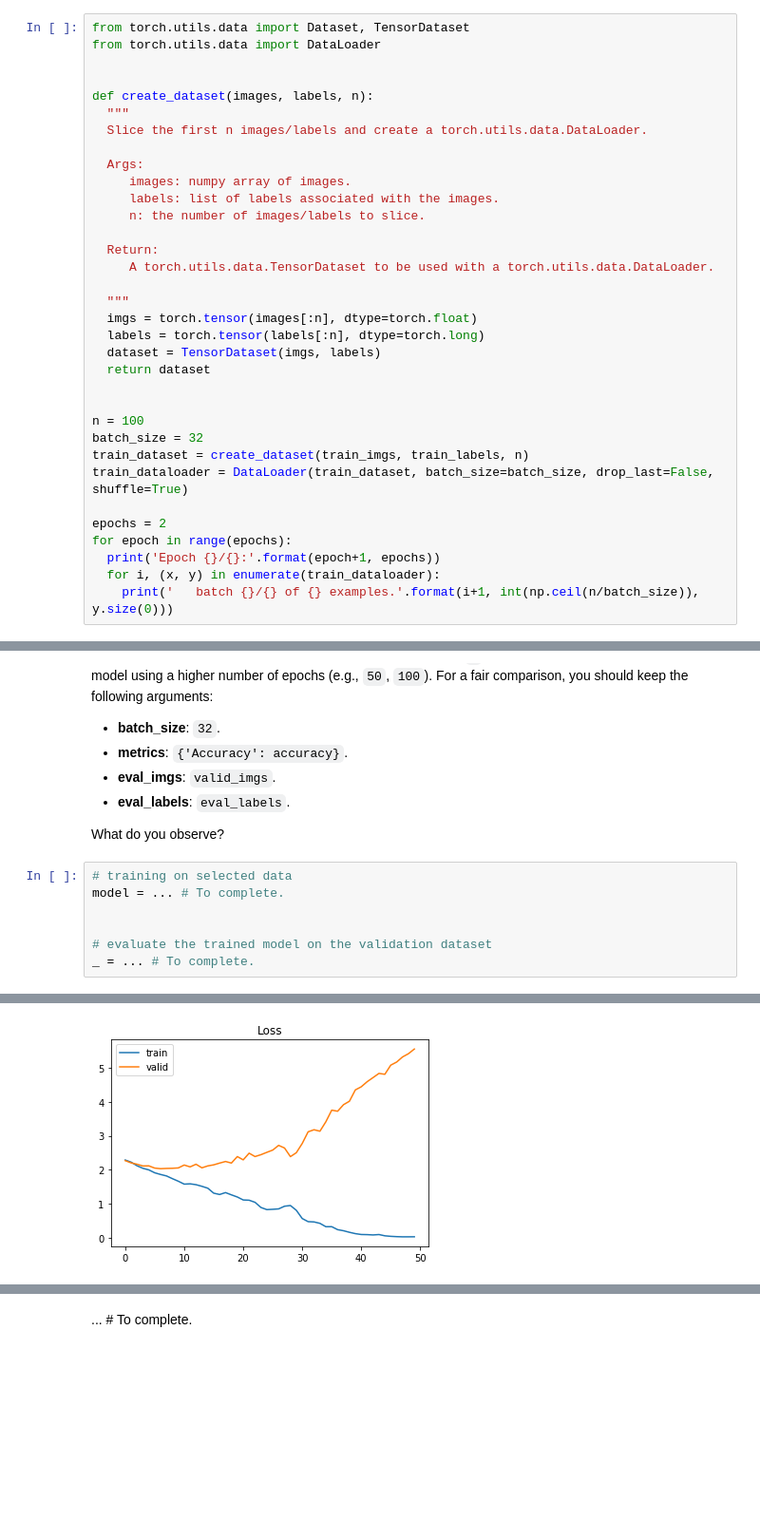
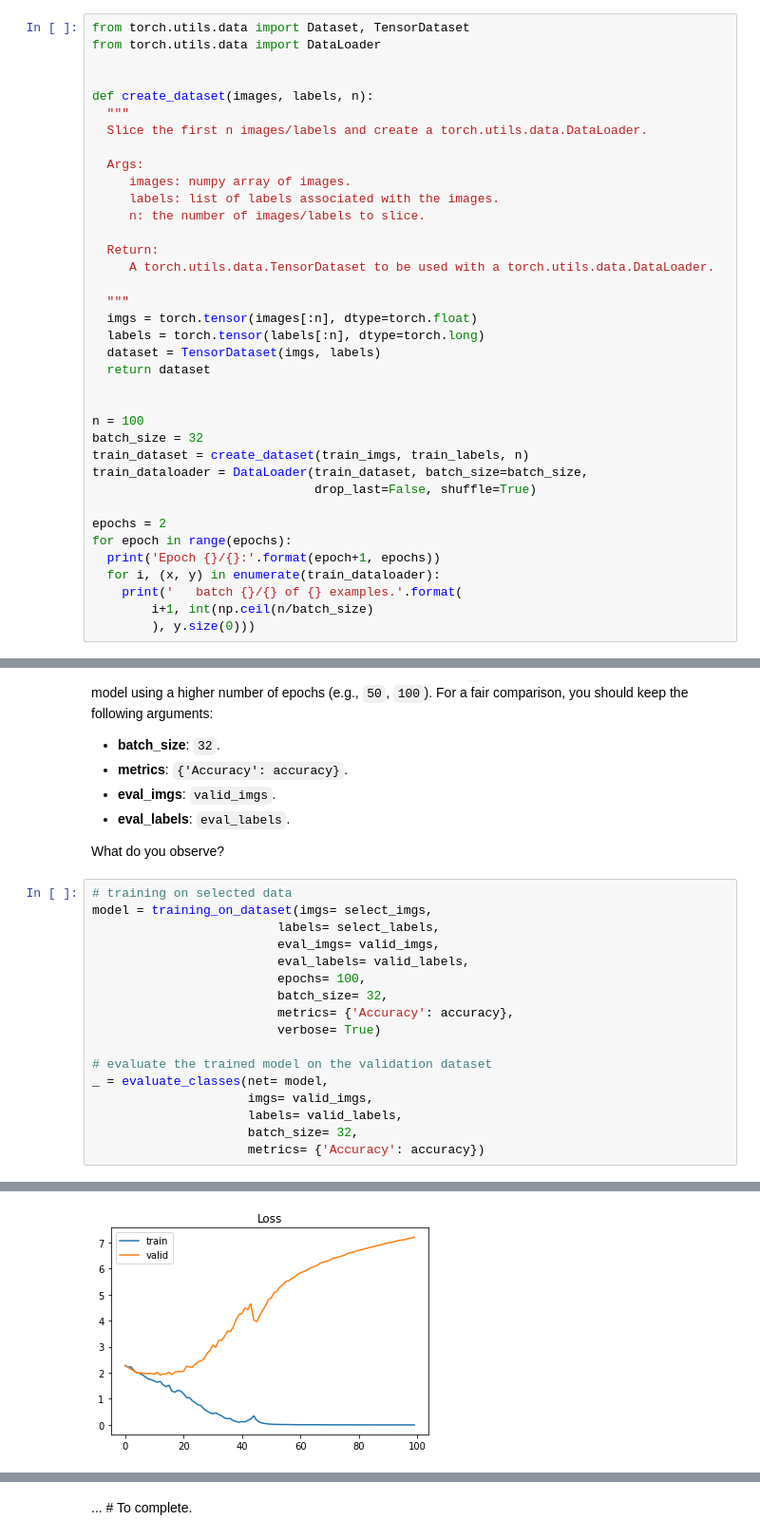
Before and after one commit to cic4k/IVADO_DL, a Jupyter notebook: tutorial1_data_exercise.ipynb, the cells around one changed output, grey strips where cells are left out. Shown at 95% size. Drawn from its saved outputs; the diff is of its cells as text; blank space fills up the shorter version.

```diff
--- a/tutorial1_data_exercise.ipynb
+++ b/tutorial1_data_exercise.ipynb
@@ -340,13 +340,16 @@ def create_dataset(images, labels, n):
 n = 100
 batch_size = 32
 train_dataset = create_dataset(train_imgs, train_labels, n)
-train_dataloader = DataLoader(train_dataset, batch_size=batch_size, drop_last=False, shuffle=True)
+train_dataloader = DataLoader(train_dataset, batch_size=batch_size,
+                              drop_last=False, shuffle=True)
 
 epochs = 2
 for epoch in range(epochs):
   print('Epoch {}/{}:'.format(epoch+1, epochs))
   for i, (x, y) in enumerate(train_dataloader):
-    print('   batch {}/{} of {} examples.'.format(i+1, int(np.ceil(n/batch_size)), y.size(0)))
+    print('   batch {}/{} of {} examples.'.format(
+        i+1, int(np.ceil(n/batch_size)
+        ), y.size(0)))
 # %% [output]
 Epoch 1/2:
    batch 1/4 of 32 examples.
@@ -824,9 +838,19 @@ In the previous exercise, we restricted the number of epochs to `5`. In this sec
 What do you observe?
 # %%
 # training on selected data
-model = ... # To complete.
-
+model = training_on_dataset(imgs= select_imgs,
+                         labels= select_labels,
+                         eval_imgs= valid_imgs,
+                         eval_labels= valid_labels,
+                         epochs= 100,
+                         batch_size= 32,
+                         metrics= {'Accuracy': accuracy},
+                         verbose= True)
 
 # evaluate the trained model on the validation dataset
-_ = ... # To complete.
+_ = evaluate_classes(net= model,
+                     imgs= valid_imgs,
+                     labels= valid_labels,
+                     batch_size= 32,
+                     metrics= {'Accuracy': accuracy})
 # %% [output]
@@ -850 +874 @@ _ = ... # To complete.
-[figure, old version]
+[figure, new version]
```
Also changed, not shown: parts of 13 cells of this notebook.
